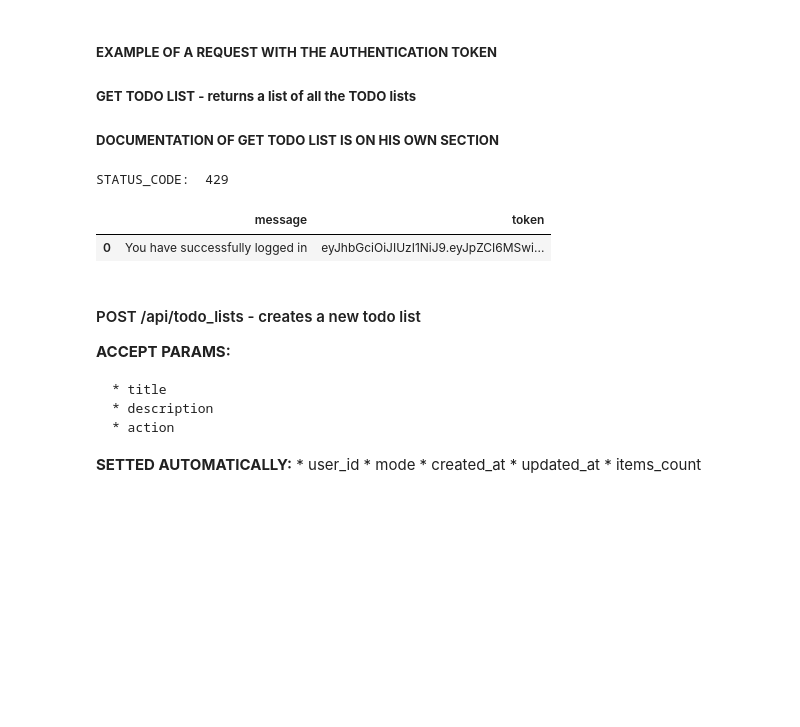
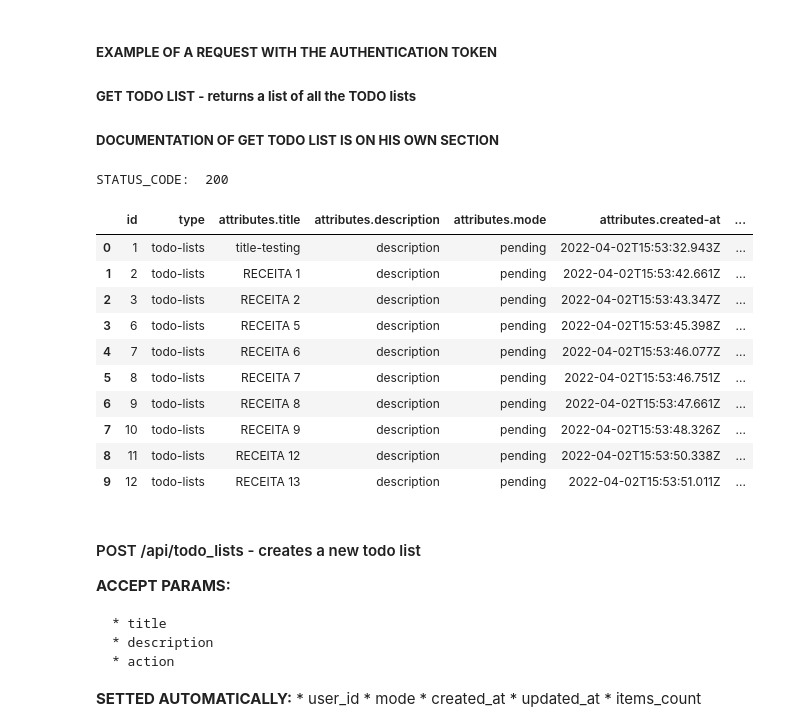
Before and after one commit to JesusGautamah/RUBY-IPYNBS, a Jupyter notebook: TODO_LISTS_PROJECT/api-documentation.ipynb, the cells around one changed output. Drawn from its saved outputs; the diff is of its cells as text; code cells hidden in the pictures; blank space fills up the shorter version.

```diff
--- a/TODO_LISTS_PROJECT/api-documentation.ipynb
+++ b/TODO_LISTS_PROJECT/api-documentation.ipynb
@@ -160,7 +157,7 @@ json_response = json.loads(r.text)
 # print('JSON_RESPONSE: ', json_response, '\n')
 
 # # get the token
-# token = json_response['token']
+token = json_response['token']
 
 # # print the token
 # print('TOKEN: ', token)
@@ -181,25 +178,34 @@ pd.json_normalize(json_response)
 # %%
 
 # hold the token header in a variable
 auth_head_tag = {'Authorization':token}
 
 # makes the request with the token
 r = requests.get((url + '/api/todo_lists'), headers=auth_head_tag)
 
 # get the response body as json
-# json_response = json.loads(r.text)
+json_response = json.loads(r.text)
 
 # show json response
 # print('JSON: ', json_response)
 
 # get page status code to check if the request was successful
 # when the request is successful, the status code is 200
 print('STATUS_CODE: ', r.status_code)
-pd.json_normalize(json_response)
+pd.json_normalize(json_response['data'])
 # %% [output]
-STATUS_CODE:  429
+STATUS_CODE:  200
-|  | message | token |
-| 0 | You have successfully logged in | eyJhbGciOiJIUzI1NiJ9.eyJpZCI6MSwi... |
+|  | id | type | attributes.title | attributes.description | attributes.mode | attributes.created-at | ... |
+| 0 | 1 | todo-lists | title-testing | description | pending | 2022-04-02T15:53:32.943Z | ... |
+| 1 | 2 | todo-lists | RECEITA 1 | description | pending | 2022-04-02T15:53:42.661Z | ... |
+| 2 | 3 | todo-lists | RECEITA 2 | description | pending | 2022-04-02T15:53:43.347Z | ... |
+| 3 | 6 | todo-lists | RECEITA 5 | description | pending | 2022-04-02T15:53:45.398Z | ... |
+| 4 | 7 | todo-lists | RECEITA 6 | description | pending | 2022-04-02T15:53:46.077Z | ... |
+| 5 | 8 | todo-lists | RECEITA 7 | description | pending | 2022-04-02T15:53:46.751Z | ... |
+| 6 | 9 | todo-lists | RECEITA 8 | description | pending | 2022-04-02T15:53:47.661Z | ... |
+| 7 | 10 | todo-lists | RECEITA 9 | description | pending | 2022-04-02T15:53:48.326Z | ... |
+| 8 | 11 | todo-lists | RECEITA 12 | description | pending | 2022-04-02T15:53:50.338Z | ... |
+| 9 | 12 | todo-lists | RECEITA 13 | description | pending | 2022-04-02T15:53:51.011Z | ... |
 # %% [markdown]
 #### POST /api/todo_lists - creates a new todo list
 
```
Also changed, not shown: parts of 2 cells of this notebook, 1 other file.
